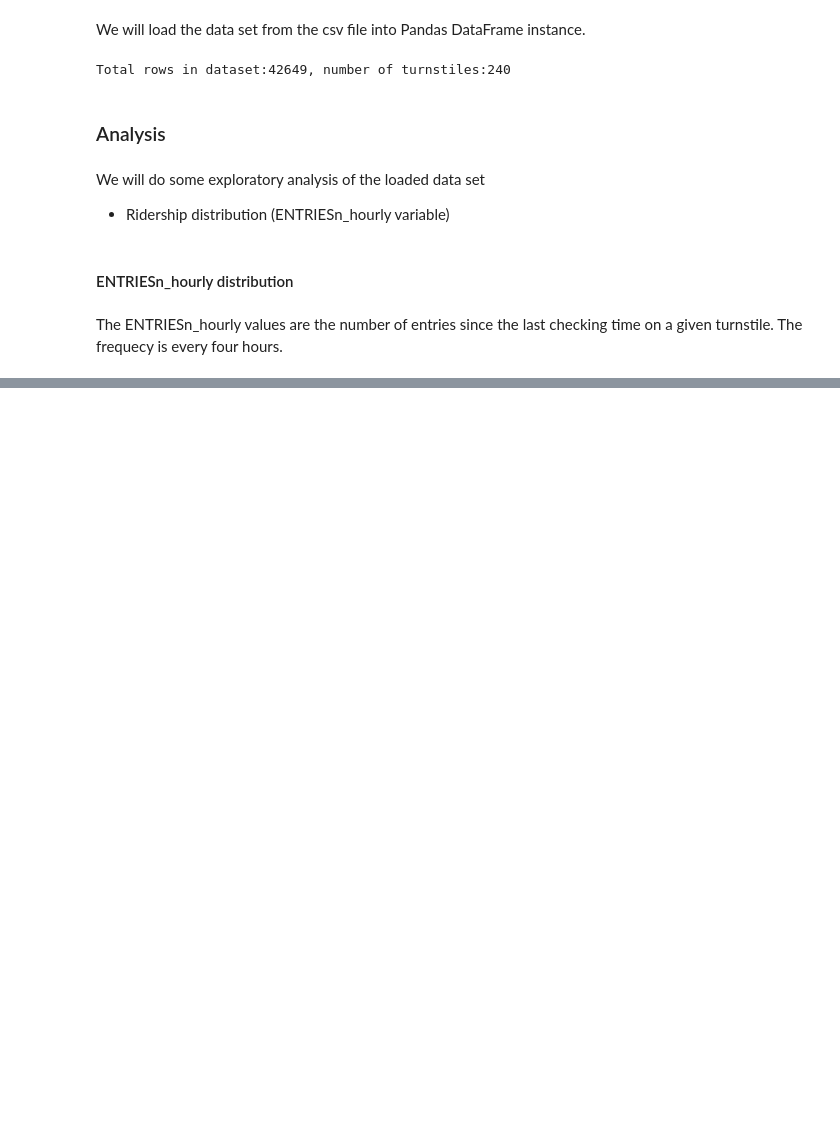
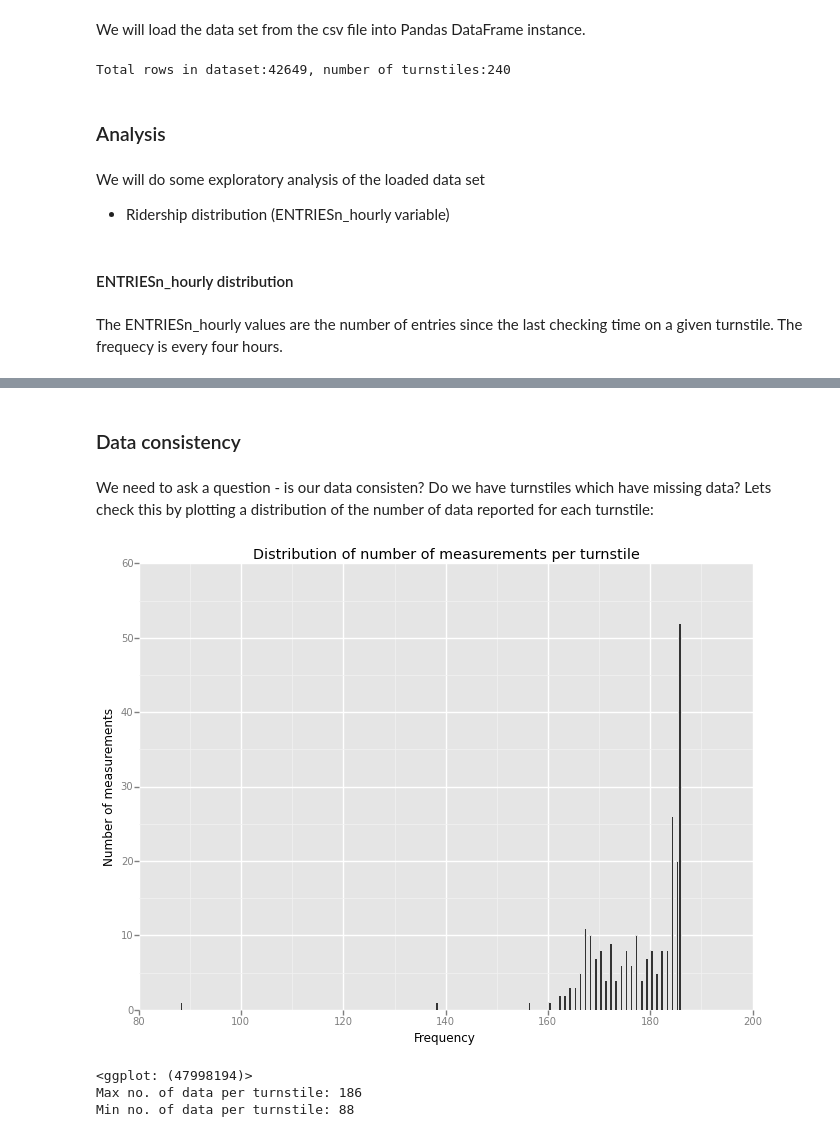
Before and after one commit to anddali/Project1, a Jupyter notebook: Project1.ipynb, the cells around one changed output, grey strips where cells are left out. Cells and saved outputs as stored; diff of their text form; code cells hidden in the pictures; blank space fills up the shorter version.

```diff
--- a/Project1.ipynb
+++ b/Project1.ipynb
@@ -51,0 +90,17 @@ As we can see the hourly entries distribution is not a normal distribution.
+# %% [markdown]
+### Data consistency
+# %% [markdown]
+We need to ask a question - is our data consisten? Do we have turnstiles which have missing data? Lets check this by plotting a distribution of the number of data reported for each turnstile:
+# %%
+temp = df.groupby(['UNIT']).ENTRIESn_hourly.count().reset_index()
+p = ggplot(temp, aes(x = 'ENTRIESn_hourly')) + geom_histogram(binwidth=0.5)
+p+= ggtitle('Distribution of number of measurements per turnstile')
+p+= labs('Number of measurements','Frequency')
+print p
+print 'Max no. of data per turnstile: ' + str(temp.ENTRIESn_hourly.max())
+print 'Min no. of data per turnstile: ' + str(temp.ENTRIESn_hourly.min())
+# %% [output]
+[figure, added]
+<ggplot: (47998194)>
+Max no. of data per turnstile: 186
+Min no. of data per turnstile: 88
```
Also changed, not shown: parts of 8 cells of this notebook.
